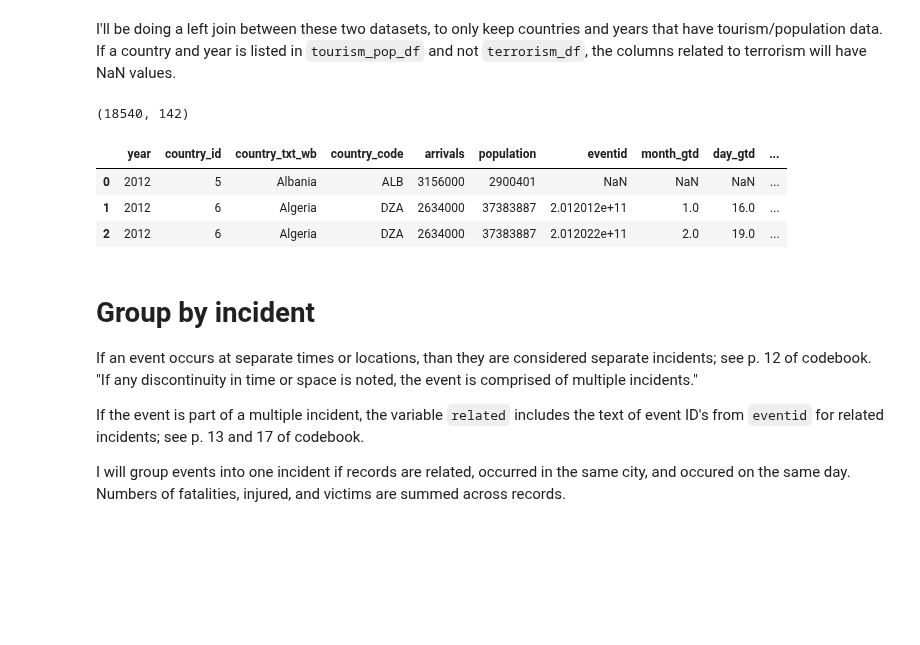
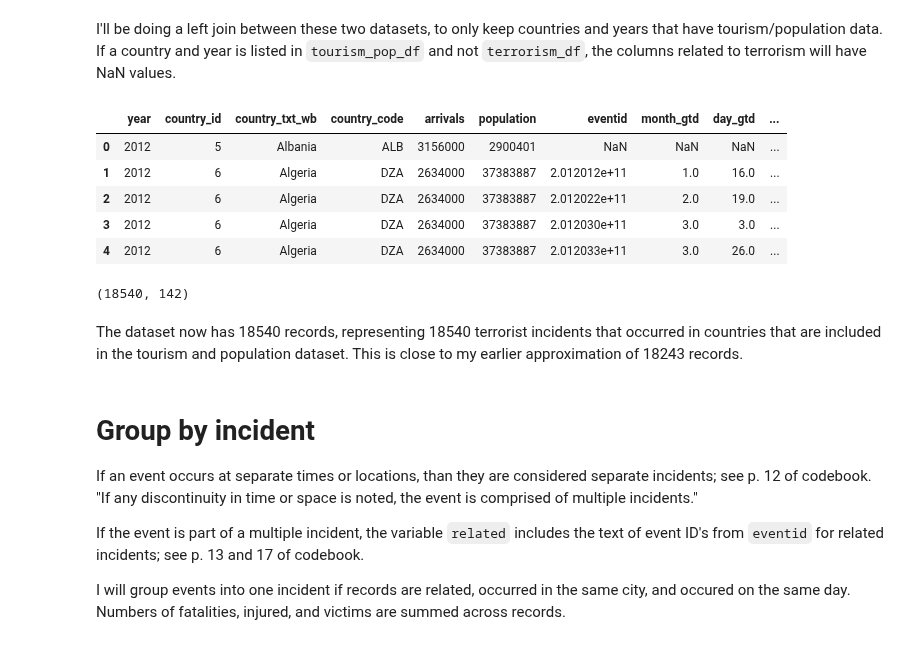
Before and after one commit to brooke-l-hawkins/milestone-i-project, a Jupyter notebook: code/join_data.ipynb, the cells around one changed output. Cells and saved outputs as stored; diff of their text form; code cells hidden in the pictures; blank space fills up the shorter version.

```diff
--- a/code/join_data.ipynb
+++ b/code/join_data.ipynb
@@ -92,5 +174,14 @@ I'll be doing a left join between these two datasets, to only keep countries and
 # %%
 # join tourism, population and terrorism data
 df = tourism_pop_df.join(terrorism_df, how='left')
 # reset index
 df.reset_index(inplace=True)
+# examine result
+df.head()
+# %% [output]
+|  | year | country_id | country_txt_wb | country_code | arrivals | population | eventid | month_gtd | day_gtd | ... |
+| 0 | 2012 | 5 | Albania | ALB | 3156000 | 2900401 | NaN | NaN | NaN | ... |
+| 1 | 2012 | 6 | Algeria | DZA | 2634000 | 37383887 | 2.012012e+11 | 1.0 | 16.0 | ... |
+| 2 | 2012 | 6 | Algeria | DZA | 2634000 | 37383887 | 2.012022e+11 | 2.0 | 19.0 | ... |
+| 3 | 2012 | 6 | Algeria | DZA | 2634000 | 37383887 | 2.012030e+11 | 3.0 | 3.0 | ... |
+| 4 | 2012 | 6 | Algeria | DZA | 2634000 | 37383887 | 2.012033e+11 | 3.0 | 26.0 | ... |
@@ -98,10 +192,3 @@ df.reset_index(inplace=True)
 df.shape
 # %% [output]
 (18540, 142)
-# %%
-df.head(3)
-# %% [output]
-|  | year | country_id | country_txt_wb | country_code | arrivals | population | eventid | month_gtd | day_gtd | ... |
-| 0 | 2012 | 5 | Albania | ALB | 3156000 | 2900401 | NaN | NaN | NaN | ... |
-| 1 | 2012 | 6 | Algeria | DZA | 2634000 | 37383887 | 2.012012e+11 | 1.0 | 16.0 | ... |
-| 2 | 2012 | 6 | Algeria | DZA | 2634000 | 37383887 | 2.012022e+11 | 2.0 | 19.0 | ... |
@@ -111,3 +195,5 @@ df.to_csv('../data/derived/combined_data.csv')
+# %% [markdown]
+The dataset now has 18540 records, representing 18540 terrorist incidents that occurred in countries that are included in the tourism and population dataset. This is close to my earlier approximation of 18243 records.
 # %% [markdown]
 # Group by incident
 
```
Also changed, not shown: parts of 28 cells of this notebook.
